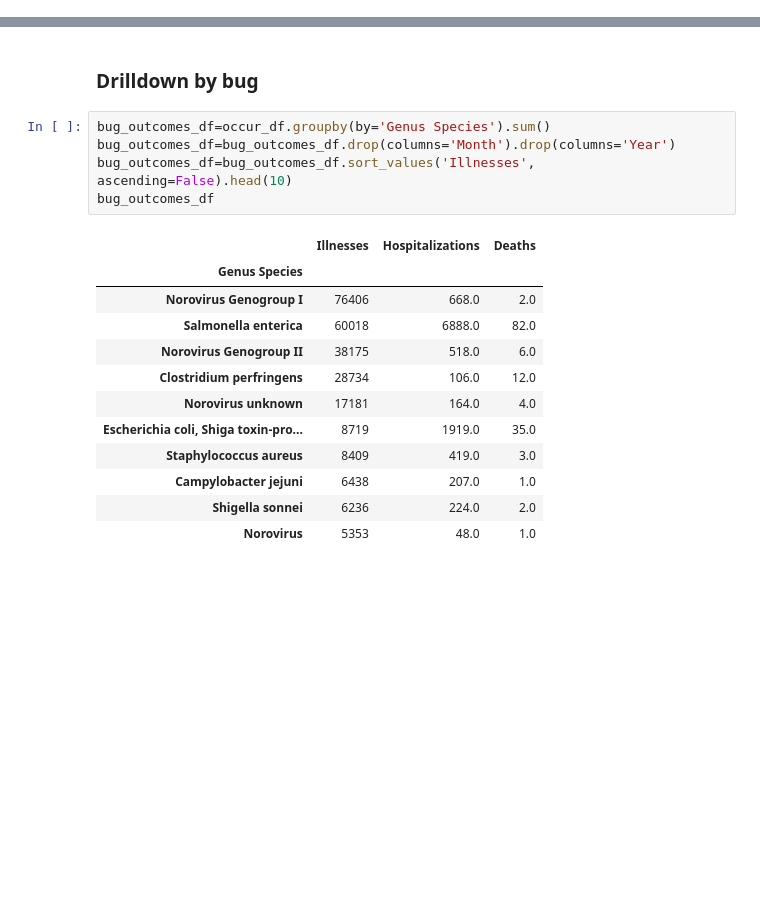
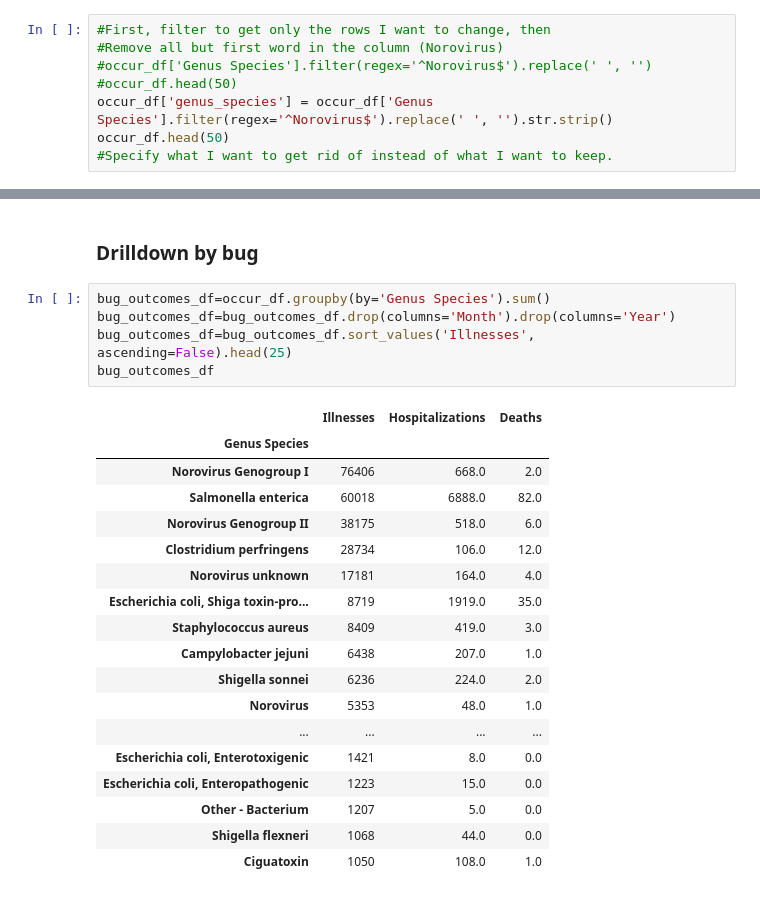
Before and after one commit to Aniastiti/Foodborne_Illness, a Jupyter notebook: notebooks/cdc_occurence_data.ipynb, the cells around one changed output, grey strips where cells are left out. Saved outputs shown, nothing was run; the diff lists cells and outputs as text; blank space fills up the shorter version.

```diff
--- a/notebooks/cdc_occurence_data.ipynb
+++ b/notebooks/cdc_occurence_data.ipynb
@@ -63,0 +77,8 @@ memory usage: 1.8+ MB
+# %%
+#First, filter to get only the rows I want to change, then
+#Remove all but first word in the column (Norovirus)
+#occur_df['Genus Species'].filter(regex='^Norovirus$').replace(' ', '')
+#occur_df.head(50)
+occur_df['genus_species'] = occur_df['Genus Species'].filter(regex='^Norovirus$').replace(' ', '').str.strip()
+occur_df.head(50)
+#Specify what I want to get rid of instead of what I want to keep.
@@ -270,21 +312,27 @@ plt.title('Top 10 States with Reported Foodborne Illnesses in the US 1998-2015',
 # %%
 bug_outcomes_df=occur_df.groupby(by='Genus Species').sum()
 bug_outcomes_df=bug_outcomes_df.drop(columns='Month').drop(columns='Year')
-bug_outcomes_df=bug_outcomes_df.sort_values('Illnesses', ascending=False).head(10)
+bug_outcomes_df=bug_outcomes_df.sort_values('Illnesses', ascending=False).head(25)
 bug_outcomes_df
 # %% [output]
 |  | Illnesses | Hospitalizations | Deaths |
 | Genus Species |  |  |  |
 | Norovirus Genogroup I | 76406 | 668.0 | 2.0 |
 | Salmonella enterica | 60018 | 6888.0 | 82.0 |
 | Norovirus Genogroup II | 38175 | 518.0 | 6.0 |
 | Clostridium perfringens | 28734 | 106.0 | 12.0 |
 | Norovirus unknown | 17181 | 164.0 | 4.0 |
 | Escherichia coli, Shiga toxin-pro... | 8719 | 1919.0 | 35.0 |
 | Staphylococcus aureus | 8409 | 419.0 | 3.0 |
 | Campylobacter jejuni | 6438 | 207.0 | 1.0 |
 | Shigella sonnei | 6236 | 224.0 | 2.0 |
 | Norovirus | 5353 | 48.0 | 1.0 |
+| ... | ... | ... | ... |
+| Escherichia coli, Enterotoxigenic | 1421 | 8.0 | 0.0 |
+| Escherichia coli, Enteropathogenic | 1223 | 15.0 | 0.0 |
+| Other - Bacterium | 1207 | 5.0 | 0.0 |
+| Shigella flexneri | 1068 | 44.0 | 0.0 |
+| Ciguatoxin | 1050 | 108.0 | 1.0 |
 # %%
 plt.figure(figsize=(14,6))
 plt.bar(bug_outcomes_df.index.values, bug_outcomes_df['Illnesses'])
```
Also changed, not shown: parts of 6 cells of this notebook, 2 other files.
